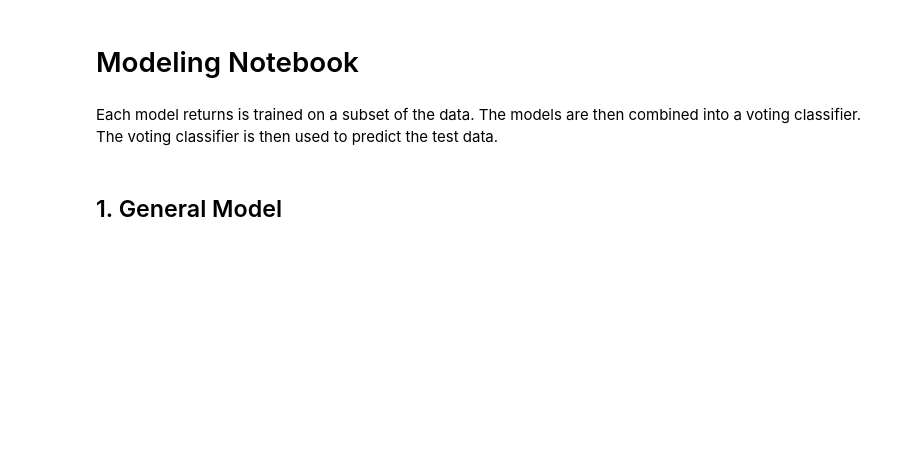
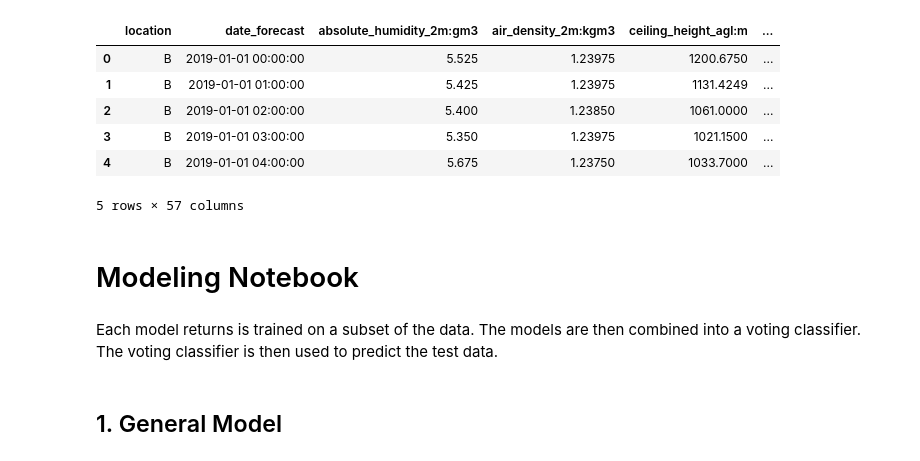
Before and after one commit to mathiasraa/tdt4173-forecasting, a Jupyter notebook: notebooks/modeling.ipynb, the cells around one changed output. Drawn from its saved outputs; the diff is of its cells as text; code cells hidden in the pictures; blank space fills up the shorter version.

```diff
--- a/notebooks/modeling.ipynb
+++ b/notebooks/modeling.ipynb
@@ -7,5 +10,14 @@ import xgboost
 # %%
 data = pd.read_csv("../data/processed/data.csv", parse_dates=["date_forecast", "date_calc"])
+data.head()
+# %% [output]
+|  | location | date_forecast | absolute_humidity_2m:gm3 | air_density_2m:kgm3 | ceiling_height_agl:m | ... |
+| 0 | B | 2019-01-01 00:00:00 | 5.525 | 1.23975 | 1200.6750 | ... |
+| 1 | B | 2019-01-01 01:00:00 | 5.425 | 1.23975 | 1131.4249 | ... |
+| 2 | B | 2019-01-01 02:00:00 | 5.400 | 1.23850 | 1061.0000 | ... |
+| 3 | B | 2019-01-01 03:00:00 | 5.350 | 1.23975 | 1021.1500 | ... |
+| 4 | B | 2019-01-01 04:00:00 | 5.675 | 1.23750 | 1033.7000 | ... |
+5 rows × 57 columns
 # %% [markdown]
 # Modeling Notebook
 # %% [markdown]
```
Also changed, not shown: parts of 7 cells of this notebook.
